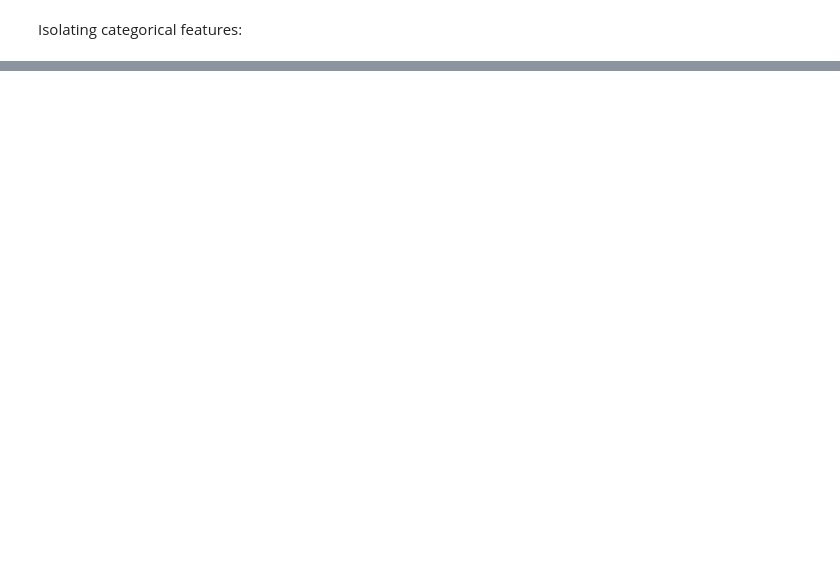
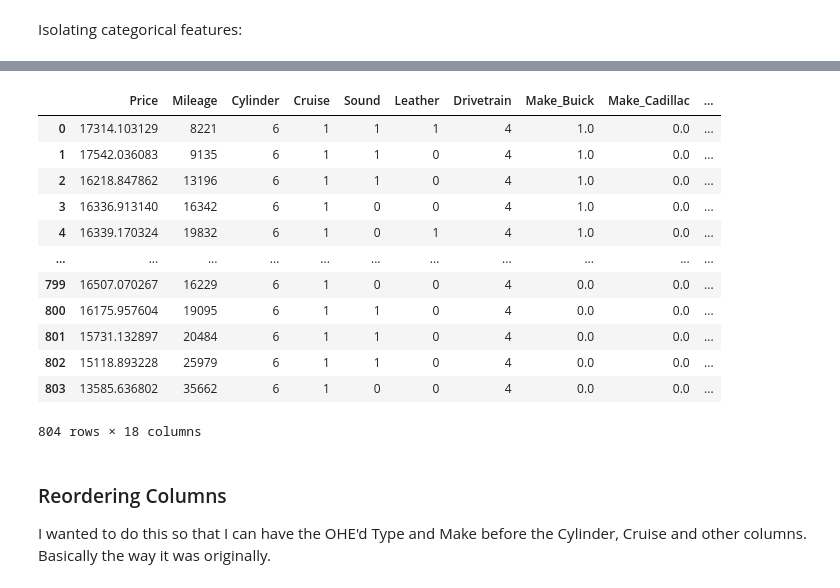
Before and after one commit to Ozxahmed/ML_DS_DL_Udemy_Course, a Jupyter notebook: s3_2_clean_project.ipynb, the cells around one changed output, grey strips where cells are left out. Saved outputs shown, nothing was run; the diff lists cells and outputs as text; code cells hidden in the pictures; blank space fills up the shorter version.

```diff
--- a/s3_2_clean_project.ipynb
+++ b/s3_2_clean_project.ipynb
@@ -448,0 +500,22 @@ Replacing the categorical columns in our dataset with the above
+# %%
+cars_final_df = cars.join(ohe_df)
+cars_final_df.drop(['Make','Type'], axis=1, inplace=True)
+cars_final_df
+# %% [output]
+|  | Price | Mileage | Cylinder | Cruise | Sound | Leather | Drivetrain | Make_Buick | Make_Cadillac | ... |
+| 0 | 17314.103129 | 8221 | 6 | 1 | 1 | 1 | 4 | 1.0 | 0.0 | ... |
+| 1 | 17542.036083 | 9135 | 6 | 1 | 1 | 0 | 4 | 1.0 | 0.0 | ... |
+| 2 | 16218.847862 | 13196 | 6 | 1 | 1 | 0 | 4 | 1.0 | 0.0 | ... |
+| 3 | 16336.913140 | 16342 | 6 | 1 | 0 | 0 | 4 | 1.0 | 0.0 | ... |
+| 4 | 16339.170324 | 19832 | 6 | 1 | 0 | 1 | 4 | 1.0 | 0.0 | ... |
+| ... | ... | ... | ... | ... | ... | ... | ... | ... | ... | ... |
+| 799 | 16507.070267 | 16229 | 6 | 1 | 0 | 0 | 4 | 0.0 | 0.0 | ... |
+| 800 | 16175.957604 | 19095 | 6 | 1 | 1 | 0 | 4 | 0.0 | 0.0 | ... |
+| 801 | 15731.132897 | 20484 | 6 | 1 | 1 | 0 | 4 | 0.0 | 0.0 | ... |
+| 802 | 15118.893228 | 25979 | 6 | 1 | 1 | 0 | 4 | 0.0 | 0.0 | ... |
+| 803 | 13585.636802 | 35662 | 6 | 1 | 0 | 0 | 4 | 0.0 | 0.0 | ... |
+804 rows × 18 columns
+# %% [markdown]
+### Reordering Columns
+
+I wanted to do this so that I can have the OHE'd Type and Make before the Cylinder, Cruise and other columns. Basically the way it was originally.
```
Also changed, not shown: parts of 33 cells of this notebook.
